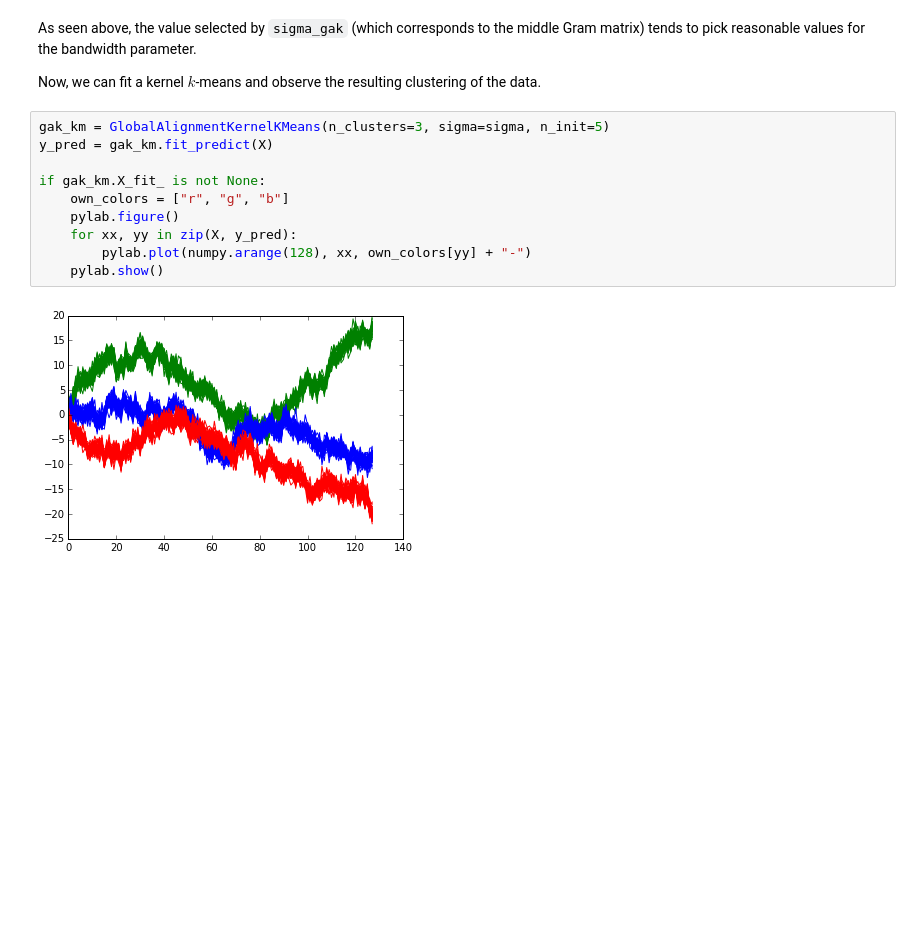
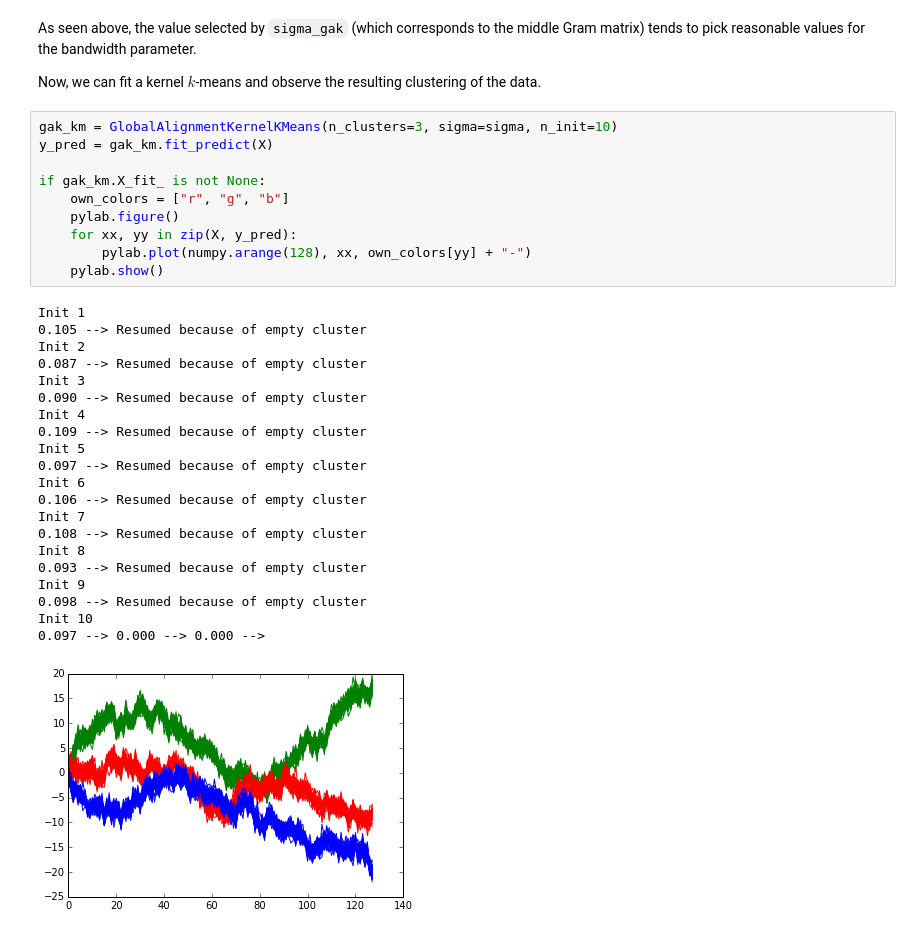
Before and after one commit to tslearn-team/tslearn, a Jupyter notebook: tslearn/docs/examples/ex_clustering.ipynb, the cells around one changed output. Drawn from its saved outputs; the diff is of its cells as text; blank space fills up the shorter version.

```diff
--- a/tslearn/docs/examples/ex_clustering.ipynb
+++ b/tslearn/docs/examples/ex_clustering.ipynb
@@ -35,14 +33,34 @@ As seen above, the value selected by `sigma_gak` (which corresponds to the middl
 
 Now, we can fit a kernel $k$-means and observe the resulting clustering of the data.
 # %%
-gak_km = GlobalAlignmentKernelKMeans(n_clusters=3, sigma=sigma, n_init=5)
+gak_km = GlobalAlignmentKernelKMeans(n_clusters=3, sigma=sigma, n_init=10)
 y_pred = gak_km.fit_predict(X)
 
 if gak_km.X_fit_ is not None:
     own_colors = ["r", "g", "b"]
     pylab.figure()
     for xx, yy in zip(X, y_pred):
         pylab.plot(numpy.arange(128), xx, own_colors[yy] + "-")
     pylab.show()
 # %% [output]
+Init 1
+0.105 --> Resumed because of empty cluster
+Init 2
+0.087 --> Resumed because of empty cluster
+Init 3
+0.090 --> Resumed because of empty cluster
+Init 4
+0.109 --> Resumed because of empty cluster
+Init 5
+0.097 --> Resumed because of empty cluster
+Init 6
+0.106 --> Resumed because of empty cluster
+Init 7
+0.108 --> Resumed because of empty cluster
+Init 8
+0.093 --> Resumed because of empty cluster
+Init 9
+0.098 --> Resumed because of empty cluster
+Init 10
+0.097 --> 0.000 --> 0.000 -->
-[figure, old version]
+[figure, new version]
```
Also changed, not shown: parts of 1 cell of this notebook, 4 other files.
